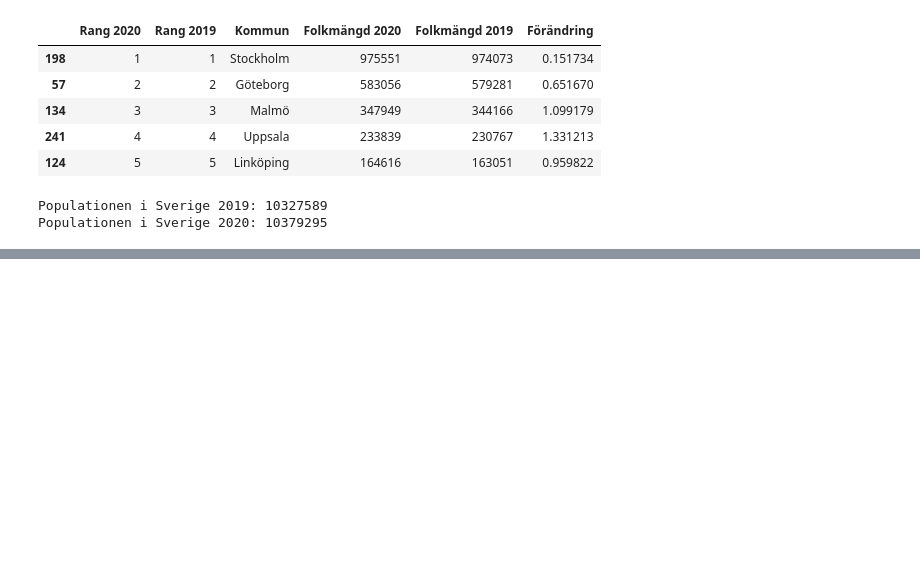
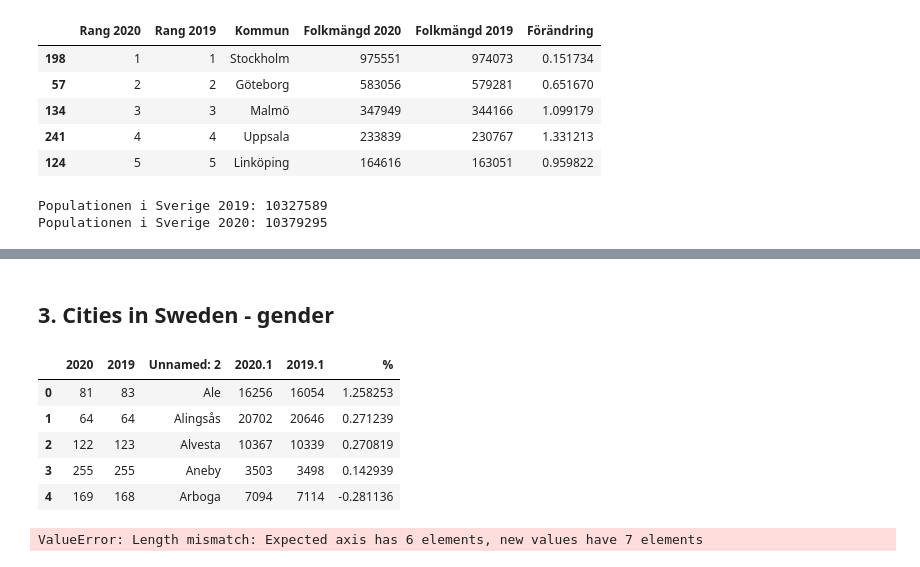
Before and after one commit to eliaselhaddad/Databehandling-Elias-El-Haddad, a Jupyter notebook: Exercises/E00_pandas_basic_syntax.ipynb, the cells around one changed output, grey strips where cells are left out. Saved outputs shown, nothing was run; the diff lists cells and outputs as text; code cells hidden in the pictures; blank space fills up the shorter version.

```diff
--- a/Exercises/E00_pandas_basic_syntax.ipynb
+++ b/Exercises/E00_pandas_basic_syntax.ipynb
@@ -164,0 +179,24 @@ AttributeError: Rectangle.set() got an unexpected keyword argument 'rotation'
+# %% [markdown]
+## 3. Cities in Sweden - gender
+# %%
+# In this task, many operations are similar to all three datasets,
+# try creating custom made functions to reuse as much code as possible.
+
+df_women = pd.read_excel("../Data/komtopp50_2020.xlsx", header=6, usecols="A:F", sheet_name="Kvinnor")
+df_men = pd.read_excel("../Data/komtopp50_2020.xlsx", header=6, usecols="A:F", sheet_name="Män")
+df_men.head()
+# %% [output]
+|  | 2020 | 2019 | Unnamed: 2 | 2020.1 | 2019.1 | % |
+| 0 | 81 | 83 | Ale | 16256 | 16054 | 1.258253 |
+| 1 | 64 | 64 | Alingsås | 20702 | 20646 | 0.271239 |
+| 2 | 122 | 123 | Alvesta | 10367 | 10339 | 0.270819 |
+| 3 | 255 | 255 | Aneby | 3503 | 3498 | 0.142939 |
+| 4 | 169 | 168 | Arboga | 7094 | 7114 | -0.281136 |
+# %%
+# Rename the columns in the three dataframes
+df_women.columns = ["Rang 2020", "Rang 2019", "Kommun", "Folkmängd 2020", "Folkmängd 2019", "Förändring", "Kön"]
+df_men.columns = ["Rang 2020", "Rang 2019", "Kommun", "Folkmängd 2020", "Folkmängd 2019", "Förändring", "Kön"]
+df_women["Kön"] = "Kvinna"
+df_men["Kön"] = "Man"
+# %% [output]
+ValueError: Length mismatch: Expected axis has 6 elements, new values have 7 elements
```
Also changed, not shown: parts of 2 cells of this notebook.
